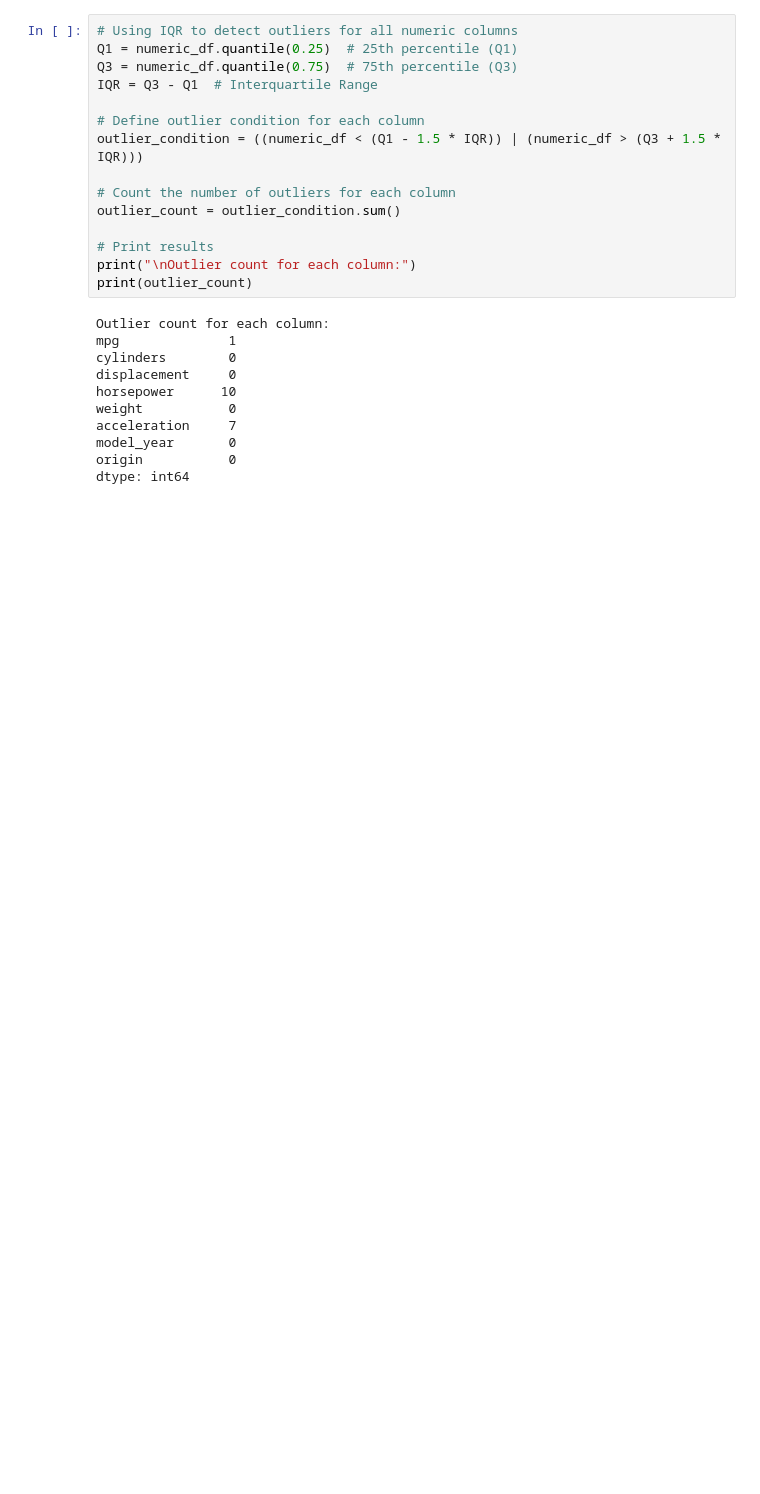
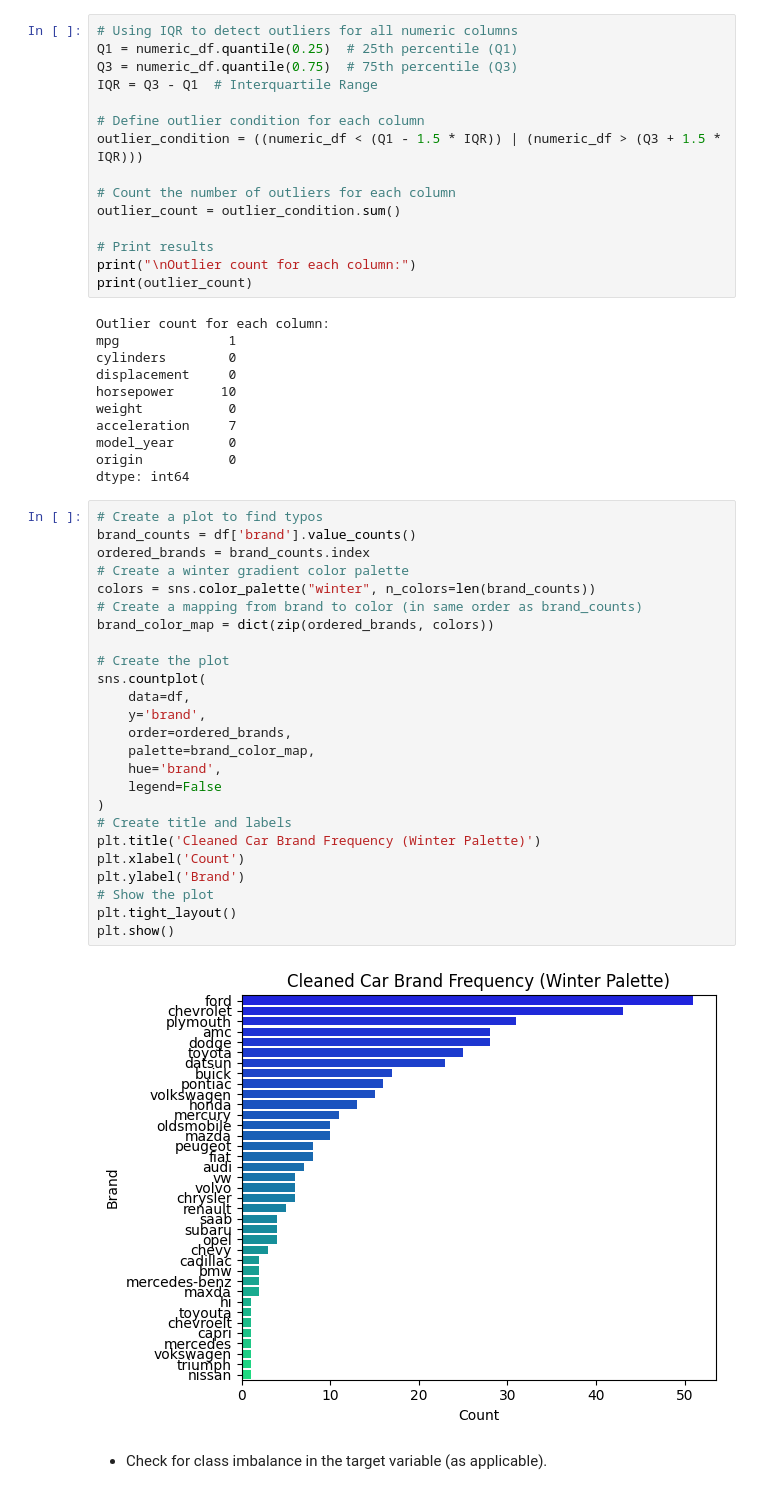
Before and after one commit to Bdowdle4/ml-regression-dowdle, a Jupyter notebook: regression-dowdle.ipynb, the cells around one changed output. Saved outputs shown, nothing was run; the diff lists cells and outputs as text; blank space fills up the shorter version.

```diff
--- a/regression-dowdle.ipynb
+++ b/regression-dowdle.ipynb
@@ -253,3 +253,32 @@ acceleration     7
 model_year       0
 origin           0
 dtype: int64
+# %%
+# Create a plot to find typos
+brand_counts = df['brand'].value_counts()
+ordered_brands = brand_counts.index
+# Create a winter gradient color palette
+colors = sns.color_palette("winter", n_colors=len(brand_counts))
+# Create a mapping from brand to color (in same order as brand_counts)
+brand_color_map = dict(zip(ordered_brands, colors))
+
+# Create the plot
+sns.countplot(
+    data=df,
+    y='brand',
+    order=ordered_brands,
+    palette=brand_color_map,
+    hue='brand',
+    legend=False
+)
+# Create title and labels
+plt.title('Cleaned Car Brand Frequency (Winter Palette)')
+plt.xlabel('Count')
+plt.ylabel('Brand')
+# Show the plot
+plt.tight_layout()
+plt.show()
+# %% [output]
+[figure, added]
+# %% [markdown]
+- Check for class imbalance in the target variable (as applicable).
```
Also changed, not shown: parts of 4 cells of this notebook.
